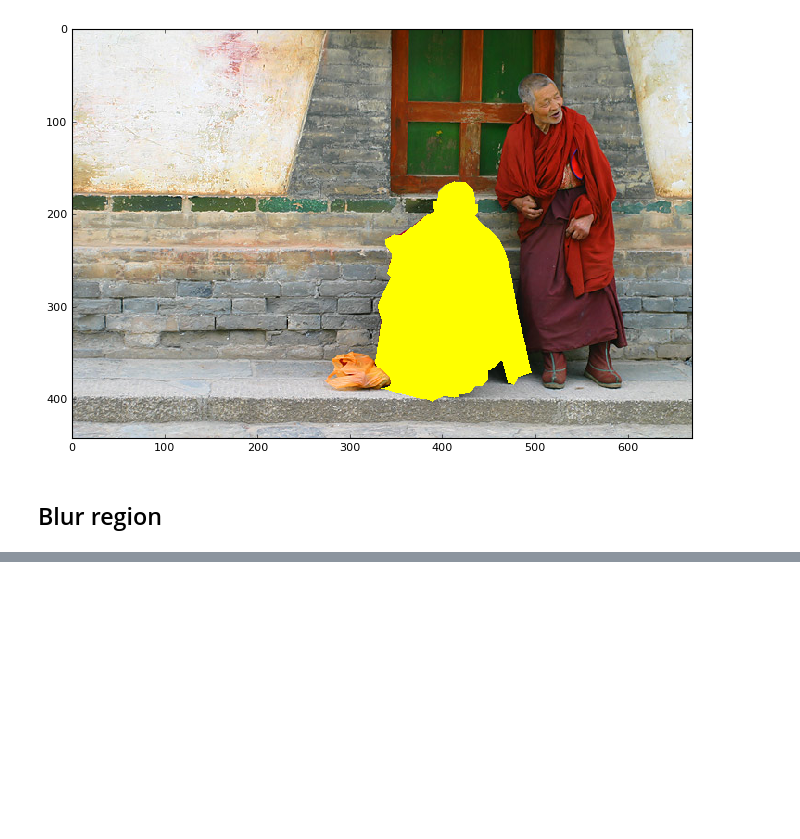
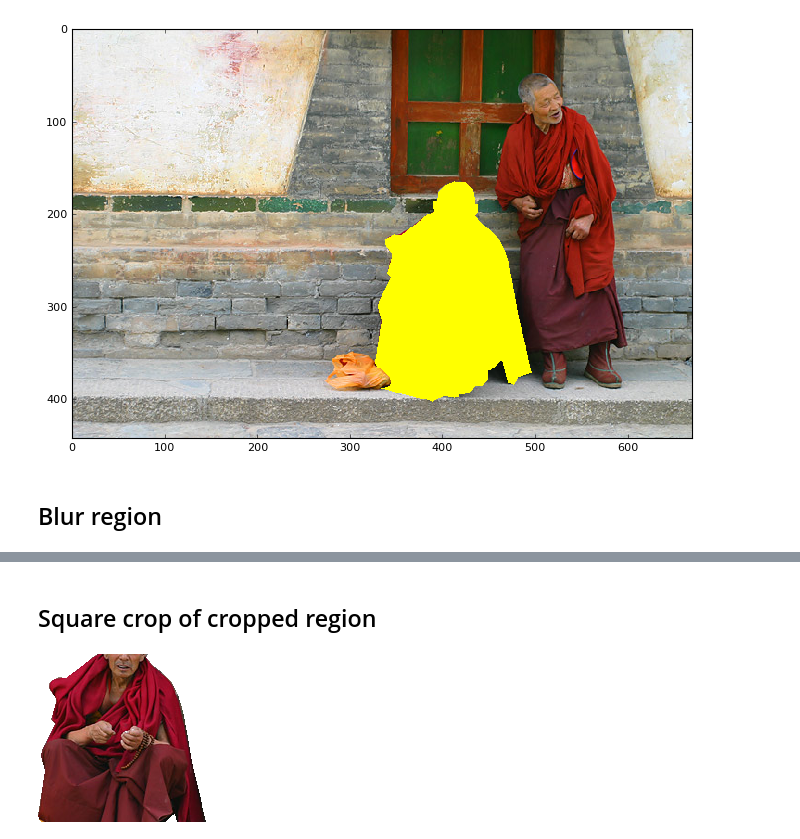
Before and after one commit to tribhuvanesh/visual_redactions, a Jupyter notebook: notebooks/2017-07-08-redaction-strategies.ipynb, the cells around one changed output, grey strips where cells are left out. Cells and saved outputs as stored; diff of their text form; code cells hidden in the pictures; blank space fills up the shorter version.

```diff
--- a/notebooks/2017-07-08-redaction-strategies.ipynb
+++ b/notebooks/2017-07-08-redaction-strategies.ipynb
@@ -140,0 +246,16 @@ def blur_region(org_im, poly):
+# %% [markdown]
+## Square crop of cropped region
+# %%
+nim = crop_region(im, poly)
+w, h = nim.size
+
+# Take a square central crop
+min_side_len = min(w, h)
+x1 = w/2 - min_side_len/2
+y1 = h/2 - min_side_len/2
+x2 = w/2 + min_side_len/2
+y2 = h/2 + min_side_len/2
+
+nim.crop((x1, y1, x2, y2))
+# %% [output]
+[figure, added]
```
Also changed, not shown: parts of 8 cells of this notebook, 3 other files.
